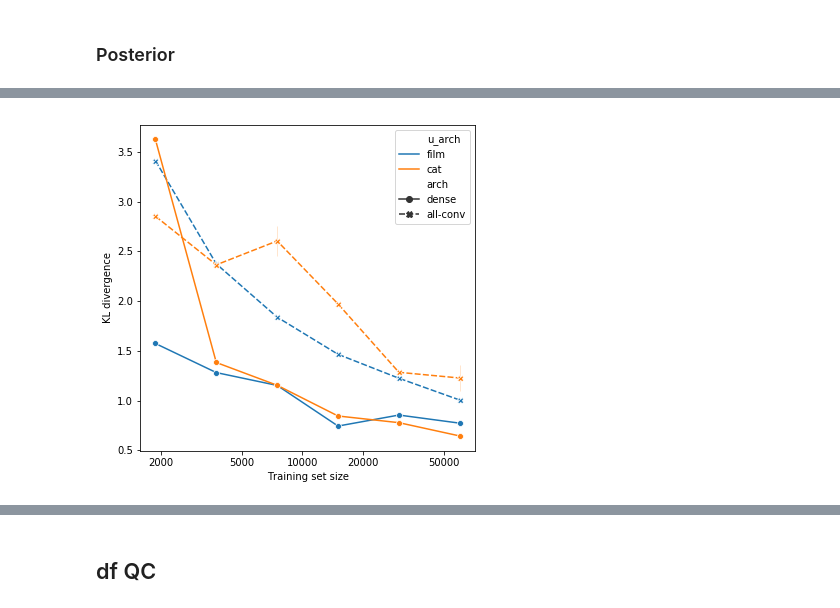
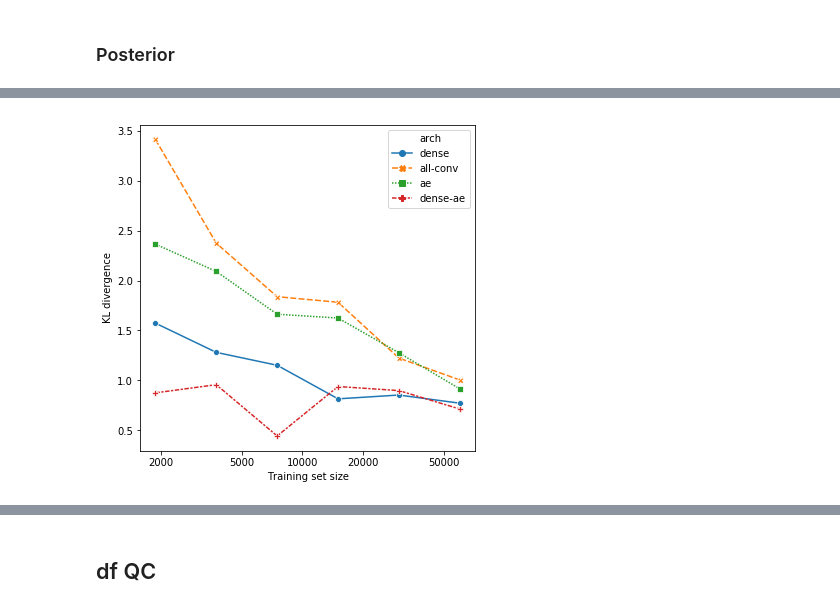
Before and after one commit to clintonjwang/conditional_nets, a Jupyter notebook: scratchpad.ipynb, the cells around one changed output, grey strips where cells are left out. Drawn from its saved outputs; the diff is of its cells as text; code cells hidden in the pictures.

```diff
--- a/scratchpad.ipynb
+++ b/scratchpad.ipynb
@@ -281,15 +695,15 @@ plt.xticks(np.log(x_dom), x_dom);
 # %%
-## Figure 5b
-df_sub = df[(df['noise_p'] == 0.1) & (~df['arch'].str.contains('ae')) & (df['mc_drop'] == 0)]
+## Figure 3a - simple network outperforms densenet in smaller datasets, autoencoder regularization doesn't help
+df_sub = df[(df['noise_p'] == 0.1) & (df['u_arch'] == 'film') & (df['mc_drop'] == 0)]
 x_filt = [60000//2**n for n in range(6)]
 df_sub = df_sub[df_sub['N_train'].isin(x_filt)]
 
 plt.figure(figsize=(6,6))
 df_sub['lnN_train'] = np.log(df_sub['N_train'])
-sns.lineplot(x='lnN_train', y='true_KL', data=df_sub, style='arch', hue='u_arch', markers=True)
+sns.lineplot(x='lnN_train', y='true_KL', data=df_sub, style='arch', hue='arch', markers=True, ci=None)
 plt.xlabel('Training set size')
 plt.ylabel('KL divergence')
 x_dom = [2000, 5000, 10000, 20000, 50000]
 plt.xticks(np.log(x_dom), x_dom);
 # %% [output]
-[figure, old version]
+[figure, new version]
```
Also changed, not shown: parts of 55 cells of this notebook, 9 other files.
